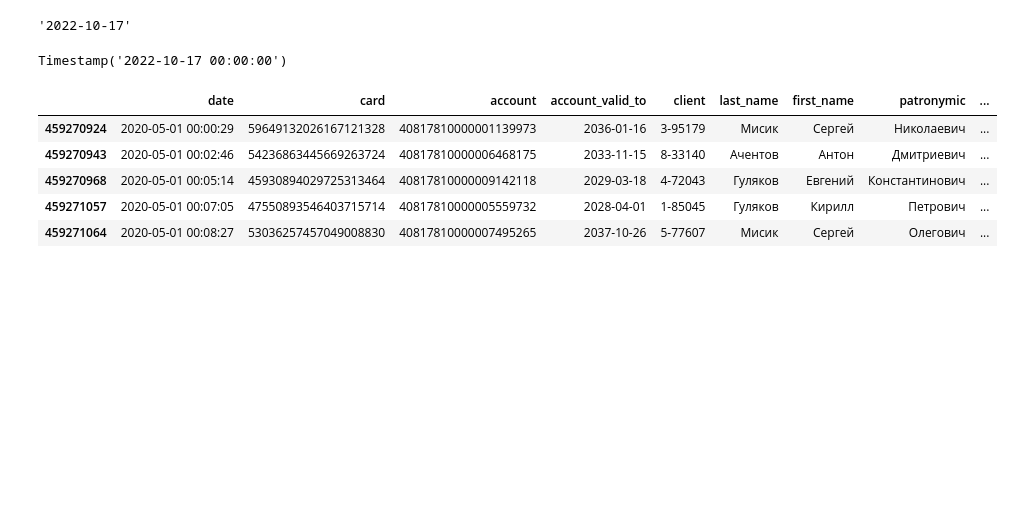
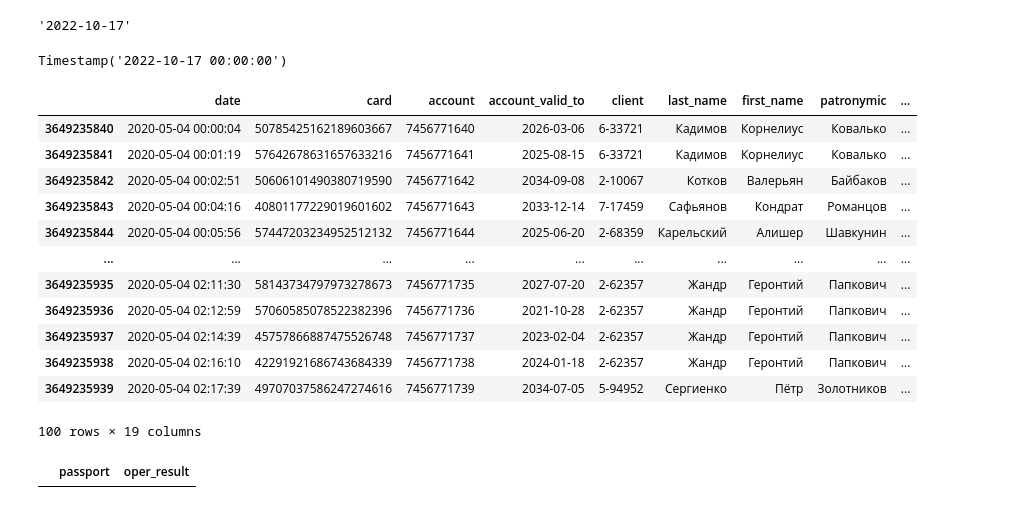
Before and after one commit to kishik/opportunity, a Jupyter notebook: research.ipynb, the cells around one changed output. Cells and saved outputs as stored; diff of their text form; code cells hidden in the pictures; blank space fills up the shorter version.

```diff
--- a/research.ipynb
+++ b/research.ipynb
@@ -8,11 +8,11 @@ import matplotlib.pyplot as plt
 # %%
 import json
 
-with open('transactions.json') as json_file:
+with open('transactions_final.json') as json_file:
     data = json.load(json_file)
     data = data['transactions']
     result = pd.DataFrame.from_dict(data).T
-    result.index = result.index.astype(int)
+    result.index = result.index.astype(str)
     result['amount'] = result['amount'].astype(int)
     result['passport'] = result['passport'].astype(str)
     result['date'] = pd.to_datetime(result['date'], format='%Y-%m-%dT%H:%M:%S')
@@ -257,11 +242,22 @@ pd.to_datetime(str(datetime.date.today()))
 # %% [output]
 Timestamp('2022-10-17 00:00:00')
 # %%
-data.head()
+data.head(100)
 # %% [output]
 |  | date | card | account | account_valid_to | client | last_name | first_name | patronymic | ... |
-| 459270924 | 2020-05-01 00:00:29 | 59649132026167121328 | 40817810000001139973 | 2036-01-16 | 3-95179 | Мисик | Сергей | Николаевич | ... |
-| 459270943 | 2020-05-01 00:02:46 | 54236863445669263724 | 40817810000006468175 | 2033-11-15 | 8-33140 | Ачентов | Антон | Дмитриевич | ... |
-| 459270968 | 2020-05-01 00:05:14 | 45930894029725313464 | 40817810000009142118 | 2029-03-18 | 4-72043 | Гуляков | Евгений | Константинович | ... |
-| 459271057 | 2020-05-01 00:07:05 | 47550893546403715714 | 40817810000005559732 | 2028-04-01 | 1-85045 | Гуляков | Кирилл | Петрович | ... |
-| 459271064 | 2020-05-01 00:08:27 | 53036257457049008830 | 40817810000007495265 | 2037-10-26 | 5-77607 | Мисик | Сергей | Олегович | ... |
+| 3649235840 | 2020-05-04 00:00:04 | 50785425162189603667 | 7456771640 | 2026-03-06 | 6-33721 | Кадимов | Корнелиус | Ковалько | ... |
+| 3649235841 | 2020-05-04 00:01:19 | 57642678631657633216 | 7456771641 | 2025-08-15 | 6-33721 | Кадимов | Корнелиус | Ковалько | ... |
+| 3649235842 | 2020-05-04 00:02:51 | 50606101490380719590 | 7456771642 | 2034-09-08 | 2-10067 | Котков | Валерьян | Байбаков | ... |
+| 3649235843 | 2020-05-04 00:04:16 | 40801177229019601602 | 7456771643 | 2033-12-14 | 7-17459 | Сафьянов | Кондрат | Романцов | ... |
+| 3649235844 | 2020-05-04 00:05:56 | 57447203234952512132 | 7456771644 | 2025-06-20 | 2-68359 | Карельский | Алишер | Шавкунин | ... |
+| ... | ... | ... | ... | ... | ... | ... | ... | ... | ... |
+| 3649235935 | 2020-05-04 02:11:30 | 58143734797973278673 | 7456771735 | 2027-07-20 | 2-62357 | Жандр | Геронтий | Папкович | ... |
+| 3649235936 | 2020-05-04 02:12:59 | 57060585078522382396 | 7456771736 | 2021-10-28 | 2-62357 | Жандр | Геронтий | Папкович | ... |
+| 3649235937 | 2020-05-04 02:14:39 | 45757866887475526748 | 7456771737 | 2023-02-04 | 2-62357 | Жандр | Геронтий | Папкович | ... |
+| 3649235938 | 2020-05-04 02:16:10 | 42291921686743684339 | 7456771738 | 2024-01-18 | 2-62357 | Жандр | Геронтий | Папкович | ... |
+| 3649235939 | 2020-05-04 02:17:39 | 49707037586247274616 | 7456771739 | 2034-07-05 | 5-94952 | Сергиенко | Пётр | Золотников | ... |
+100 rows × 19 columns
+# %%
+data[(data['passport'].str.match(r'\d{10}') == False)][['passport', 'oper_result']]
+# %% [output]
+|  | passport | oper_result |
```
Also changed, not shown: parts of 27 cells of this notebook, 1 other file.
